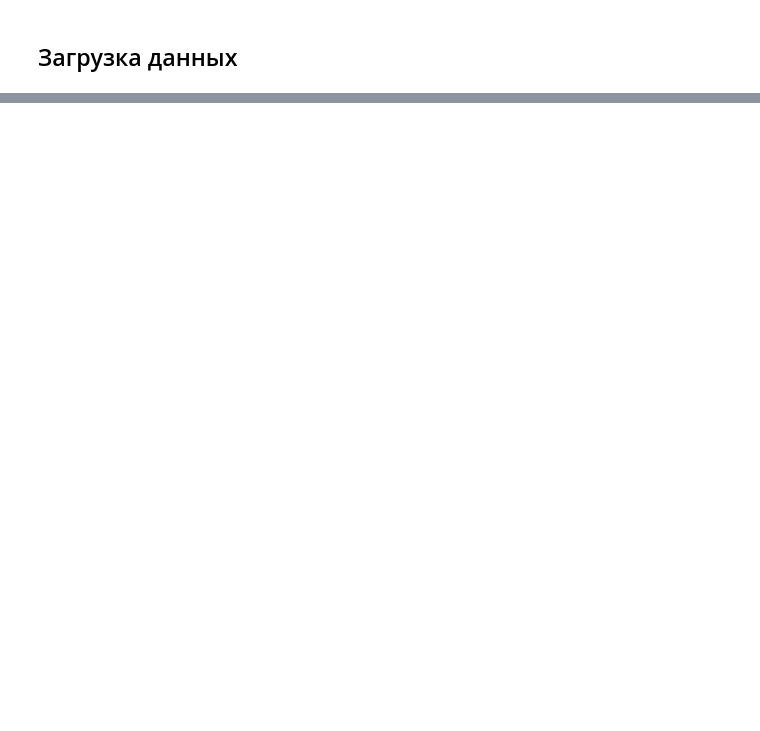
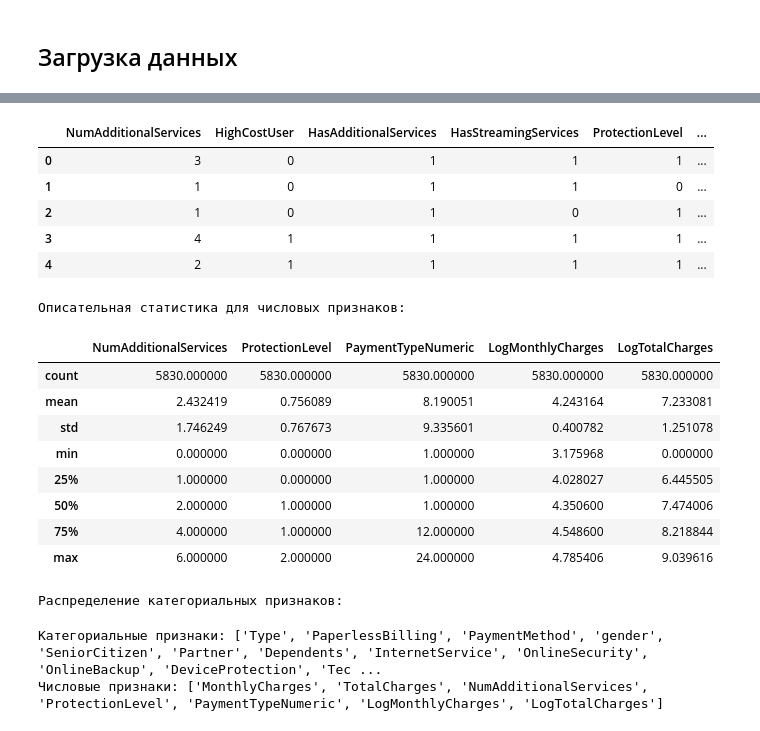
Before and after one commit to IvanovMaxim1992/project, a Jupyter notebook: Финальный проект.ipynb, the cells around one changed output, grey strips where cells are left out. Drawn from its saved outputs; the diff is of its cells as text; code cells hidden in the pictures; blank space fills up the shorter version.

```diff
--- a/Финальный проект.ipynb
+++ b/Финальный проект.ipynb
@@ -440,0 +433,12 @@ plt.show()
+# %%
+df['AutoPayment'] = df['PaymentMethod'].isin([
+    'Bank transfer (automatic)', 'Credit card (automatic)'
+]).astype(int)
+df['PaymentTypeNumeric'] = df['Type'].map({
+    'Month-to-month': 1,
+    'One year': 12,
+    'Two year': 24
+})
+# %%
+df['LogMonthlyCharges'] = np.log1p(df['MonthlyCharges'])
+df['LogTotalCharges'] = np.log1p(df['TotalCharges'])
@@ -440,0 +451,55 @@ plt.show()
+# %%
+# Список новых признаков
+new_features = [
+    'NumAdditionalServices', 'HighCostUser', 'HasAdditionalServices', 'HasStreamingServices',
+    'ProtectionLevel', 'AutoPayment', 'PaymentTypeNumeric', 'LogMonthlyCharges', 'LogTotalCharges',
+    'BillingPaymentInteraction', 'HasDSL', 'HasFiberOptic'
+]
+
+# Выводим таблицу с новыми признаками
+display(df[new_features].head())
+
+# Описательная статистика для числовых признаков
+print("\nОписательная статистика для числовых признаков:")
+display(df[new_features].select_dtypes(include=['int64', 'float64']).describe())
+
+# Распределение категориальных признаков
+print("\nРаспределение категориальных признаков:")
+for col in df[new_features].select_dtypes(include='object').columns:
+    print(f"\n**{col}**")
+    print(df[col].value_counts())
+# %% [output]
+|  | NumAdditionalServices | HighCostUser | HasAdditionalServices | HasStreamingServices | ProtectionLevel | ... |
+| 0 | 3 | 0 | 1 | 1 | 1 | ... |
+| 1 | 1 | 0 | 1 | 1 | 0 | ... |
+| 2 | 1 | 0 | 1 | 0 | 1 | ... |
+| 3 | 4 | 1 | 1 | 1 | 1 | ... |
+| 4 | 2 | 1 | 1 | 1 | 1 | ... |
+Описательная статистика для числовых признаков:
+|  | NumAdditionalServices | ProtectionLevel | PaymentTypeNumeric | LogMonthlyCharges | LogTotalCharges |
+| count | 5830.000000 | 5830.000000 | 5830.000000 | 5830.000000 | 5830.000000 |
+| mean | 2.432419 | 0.756089 | 8.190051 | 4.243164 | 7.233081 |
+| std | 1.746249 | 0.767673 | 9.335601 | 0.400782 | 1.251078 |
+| min | 0.000000 | 0.000000 | 1.000000 | 3.175968 | 0.000000 |
+| 25% | 1.000000 | 0.000000 | 1.000000 | 4.028027 | 6.445505 |
+| 50% | 2.000000 | 1.000000 | 1.000000 | 4.350600 | 7.474006 |
+| 75% | 4.000000 | 1.000000 | 12.000000 | 4.548600 | 8.218844 |
+| max | 6.000000 | 2.000000 | 24.000000 | 4.785406 | 9.039616 |
+Распределение категориальных признаков:
+# %%
+df = df.drop(columns=['customerID', 'BeginDate', 'EndDate'])
+# Определяем категориальные признаки
+categorical_features = df.select_dtypes(include=['object']).columns.tolist()
+
+# Определяем числовые признаки
+numeric_features = df.select_dtypes(include=['int64', 'float64']).columns.tolist()
+
+# Убираем целевую переменную из числовых признаков
+if 'Churn' in numeric_features:
+    numeric_features.remove('Churn')
+
+print("Категориальные признаки:", categorical_features)
+print("Числовые признаки:", numeric_features)
+# %% [output]
+Категориальные признаки: ['Type', 'PaperlessBilling', 'PaymentMethod', 'gender', 'SeniorCitizen', 'Partner', 'Dependents', 'InternetService', 'OnlineSecurity', 'OnlineBackup', 'DeviceProtection', 'Tec ...
+Числовые признаки: ['MonthlyCharges', 'TotalCharges', 'NumAdditionalServices', 'ProtectionLevel', 'PaymentTypeNumeric', 'LogMonthlyCharges', 'LogTotalCharges']
```
Also changed, not shown: parts of 50 cells of this notebook, 6 other files.
